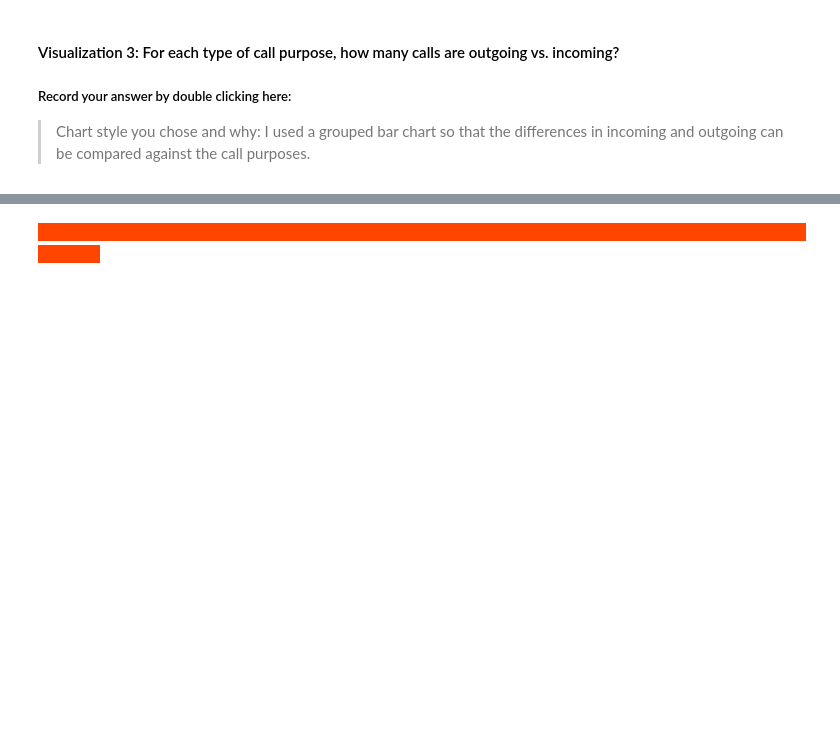
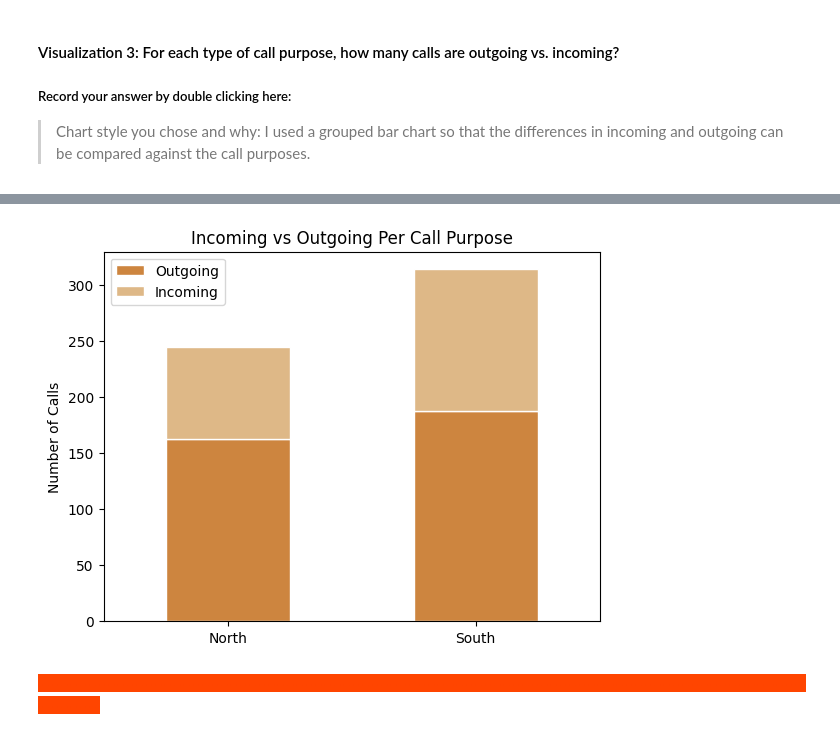
Before and after one commit to Kap19kp/Call_center_Assignment2, a Jupyter notebook: Call_Center_Cleanup.ipynb, the cells around one changed output, grey strips where cells are left out. Saved outputs shown, nothing was run; the diff lists cells and outputs as text; code cells hidden in the pictures; blank space fills up the shorter version.

```diff
--- a/Call_Center_Cleanup.ipynb
+++ b/Call_Center_Cleanup.ipynb
@@ -253,0 +238,14 @@ Name: Branch, dtype: int64
+# %%
+#Searching for incoming vs outgoing totals for each branch (chart below: 3 - under visualization section)
+call_type = df.groupby("Branch")
+branch10 = ["North", "South"]
+type_ct = call_type["Incoming or Outgoing"].value_counts()
+
+north_dict = type_ct["North"].to_dict()
+south_dict = type_ct["South"].to_dict()
+
+n_ct = pd.DataFrame(north_dict, index=["North"])
+s_ct = pd.DataFrame(south_dict, index=["South"])
+
+n_s_df = pd.concat([n_ct, s_ct])
+n_s_df
@@ -896,3 +901,13 @@ plt.savefig('groupedbar.png')
+# %%
+#Chart for incoming vs outgoing per Center (coding above: 3 - under EDA)
+colors_2 = ("peru", "burlywood")
+n_s_df.plot.bar(stacked=True, edgecolor = 'white', color=colors_2)
+plt.title("Incoming vs Outgoing Per Call Purpose")
+plt.xticks(rotation=0)
+plt.ylabel("Number of Calls")
+plt.savefig('groupedbar4.png')
+# %% [output]
+[figure, added]
 # %% [markdown]
 <span style="background-color:orangered; color:orangered;">- - - - - - - - - - - - - - - - - - - - - - - - - - - - - - - - - - - - - - - - - - - - - - - - - - - - - - - - - - - - - - - - - - - - - - - - - - - - - - - - - - - - - - - - -</span>
 # %% [markdown]
```
Also changed, not shown: parts of 25 cells of this notebook, 4 other files.
